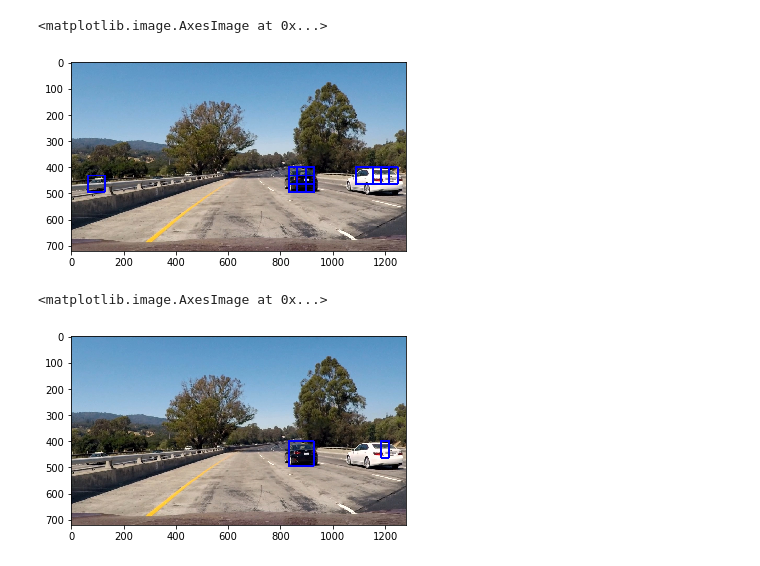
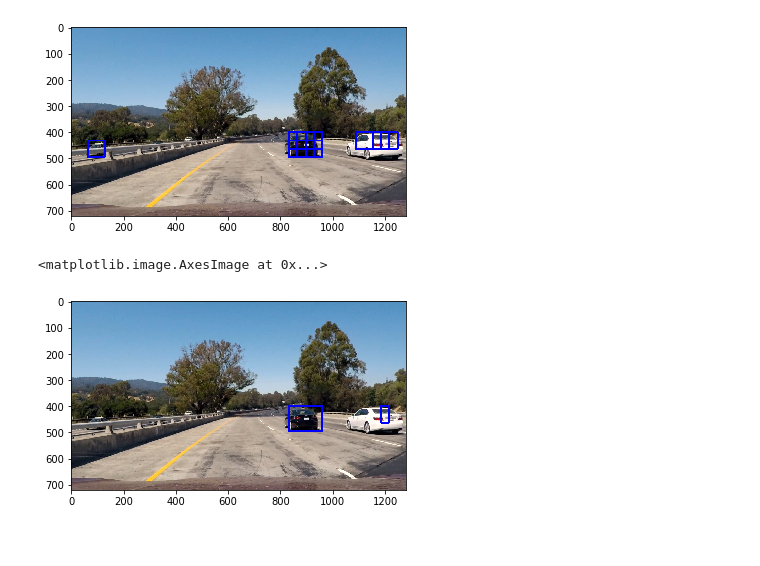
Before and after one commit to juanlvo/CarND-Vehicle-Detection, a Jupyter notebook: vehicle_detection_videos.ipynb, the cells around one changed output. Drawn from its saved outputs; the diff is of its cells as text; code cells hidden in the pictures.

```diff
--- a/vehicle_detection_videos.ipynb
+++ b/vehicle_detection_videos.ipynb
@@ -39,7 +39,7 @@ def search_windows(img, windows, clf, scaler, color_space='RGB',
     #8) Return windows for positive detections
     return on_windows
 # %%
-def find_cars_svm(image, ystart, ystop, scale, svc, X_scaler, orient, pix_per_cell, cell_per_block, spatial_size, hist_bins):
+def find_cars_svm(image, ystart, ystop, scale, svc, X_scaler, orient, pix_per_cell, cell_per_block, spatial_size, hist_bins, color_space):
 
     draw_image = np.copy(image)
 
@@ -95,7 +95,7 @@ def mix_heat_map_image(image, box_list):
 cars, notcars = test_data_loading()
 # Reduce the sample size because
 # The quiz evaluator times out after 13s of CPU time
-sample_size = 1000
+sample_size = 500
 cars = cars[0:sample_size]
 notcars = notcars[0:sample_size]
 
@@ -144,7 +144,7 @@ rand_state = np.random.randint(0, 100)
 X_train, X_test, y_train, y_test = train_test_split(
     scaled_X, y, test_size=0.2, random_state=rand_state)
 
-svc = LinearSVC()
+svc = LinearSVC(C=0.8)
 
 svc.fit(X_train, y_train)
 # %% [output]
@@ -159,6 +157,6 @@ LinearSVC(C=1.0, class_weight=None, dual=True, fit_intercept=True,
 
 
 test_image = mpimg.imread('test_images/test1.jpg')
-box_list_test, result_test_image = find_cars_svm(test_image, ystart, ystop, scale, svc, X_scaler, orient, pix_per_cell, cell_per_block, spatial_size, hist_bins)
+box_list_test, result_test_image = find_cars_svm(test_image, ystart, ystop, scale, svc, X_scaler, orient, pix_per_cell, cell_per_block, spatial_size, hist_bins, color_space)
 plt.imshow(result_test_image)
 # %% [output]
@@ -167,5 +164,4 @@ D:\miniconda\envs\carnd-term1\lib\site-packages\skimage\feature\_hog.py:119: ski
-<matplotlib.image.AxesImage at 0x...>
-[figure, old version]
+[figure, new version]
 # %%
 # Test mix_heat_map_image
 
@@ -173,6 +169,6 @@ test_image_heat_map = mix_heat_map_image(test_image, box_list_test)
 plt.imshow(test_image_heat_map)
 # %% [output]
 <matplotlib.image.AxesImage at 0x...>
-[figure, old version]
+[figure, new version]
 # %%
 def process_image(image):
```
Also changed, not shown: parts of 4 cells of this notebook, 2 other files.
